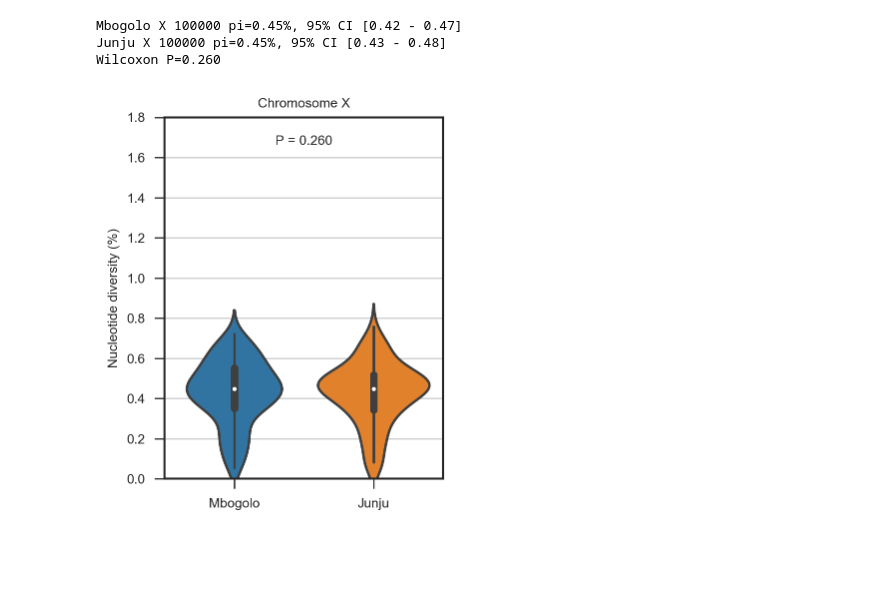
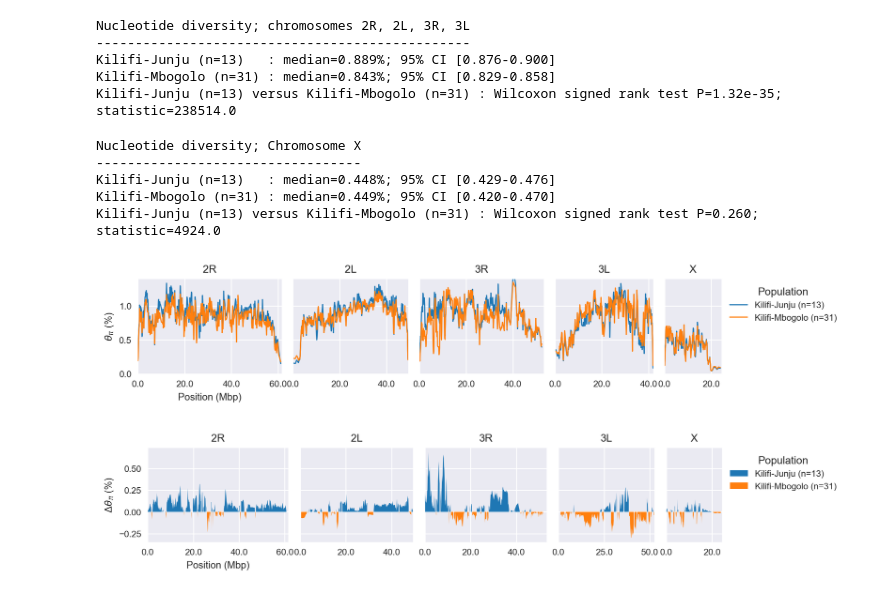
Before and after one commit to malariagen/agam-kenya-report, a Jupyter notebook: notebooks/nucleotide_diversity.ipynb, the cells around one changed output. Drawn from its saved outputs; the diff is of its cells as text; code cells hidden in the pictures; blank space fills up the shorter version.

Commit message:
refactor to use popgen analysis

```diff
--- a/notebooks/nucleotide_diversity.ipynb
+++ b/notebooks/nucleotide_diversity.ipynb
@@ -1,5 +0,0 @@
-# %%
-%run setup.ipynb
-%matplotlib inline
-%config InlineBackend.figure_formats = {'retina', 'png'}
-rcParams['figure.dpi'] = 120
@@ -127,0 +14,4 @@ Wilcoxon P=1.32e-35
+# %%
+# setup analysis (see analysis_config.ipynb for configuration)
+analysis = popgen.analysis.PopulationAnalysis('../data/analysis')
+analysis
@@ -127,0 +20,9 @@ Wilcoxon P=1.32e-35
+# %%
+# plotting setup
+%matplotlib inline
+import matplotlib.pyplot as plt
+import seaborn as sns
+sns.set_style('darkgrid')
+sns.set_context('paper')
+plt.rcParams['figure.dpi'] = 120
+%config InlineBackend.figure_formats = {'retina', 'png'}
@@ -127,0 +31,3 @@ Wilcoxon P=1.32e-35
+# %%
+chromosomes = ('2R', '2L', '3R', '3L', 'X')
+autosomes = chromosomes[:4]
@@ -128,9 +52,29 @@ Wilcoxon P=1.32e-35
+# %%
+analysis.windowed_diversity_compare(chrom=autosomes, pops=['junju', 'mbogolo'], window_size=100000)
+# %% [output]
+Nucleotide diversity; chromosomes 2R, 2L, 3R, 3L
+------------------------------------------------
+Kilifi-Junju (n=13)   : median=0.889%; 95% CI [0.876-0.900]
+Kilifi-Mbogolo (n=31) : median=0.843%; 95% CI [0.829-0.858]
+Kilifi-Junju (n=13) versus Kilifi-Mbogolo (n=31) : Wilcoxon signed rank test P=1.32e-35; statistic=238514.0
+# %%
+analysis.windowed_diversity_compare(chrom='X', pops=['junju', 'mbogolo'], window_size=100000)
+# %% [output]
+Nucleotide diversity; Chromosome X
+----------------------------------
+Kilifi-Junju (n=13)   : median=0.448%; 95% CI [0.429-0.476]
+Kilifi-Mbogolo (n=31) : median=0.449%; 95% CI [0.420-0.470]
+Kilifi-Junju (n=13) versus Kilifi-Mbogolo (n=31) : Wilcoxon signed rank test P=0.260; statistic=4924.0
+# %%
+fig = plt.figure(figsize=(8, 2))
+analysis.windowed_diversity_genomeplot(chroms=chromosomes, pop='junju', window_size=100000, fig=fig)
+analysis.windowed_diversity_genomeplot(chroms=chromosomes, pop='mbogolo', window_size=100000, fig=fig)
+fig.savefig('../artwork/pi_genome.png', bbox_inches='tight')
+# %% [output]
+[figure, added]
 # %%
-fig, ax = plt.subplots(figsize=(3, 4))
-plot_pi_comparison('X', window_size=100000, ax=ax)
-fig.savefig('../artwork/pi_comparison_X.png', dpi=150, bbox_inches='tight')
+fig = plt.figure(figsize=(8, 2))
+analysis.windowed_diversity_delta_genomeplot(chroms=chromosomes, pop1='junju', pop2='mbogolo', window_size=100000, fig=fig)
+fig.savefig('../artwork/pi_delta_genome.png', bbox_inches='tight')
 # %% [output]
-Mbogolo X 100000 pi=0.45%, 95% CI [0.42 - 0.47]
-Junju X 100000 pi=0.45%, 95% CI [0.43 - 0.48]
-Wilcoxon P=0.260
-[figure, old version]
+[figure, new version]
```
Also changed, not shown: parts of 28 cells of this notebook, 14 other files.
